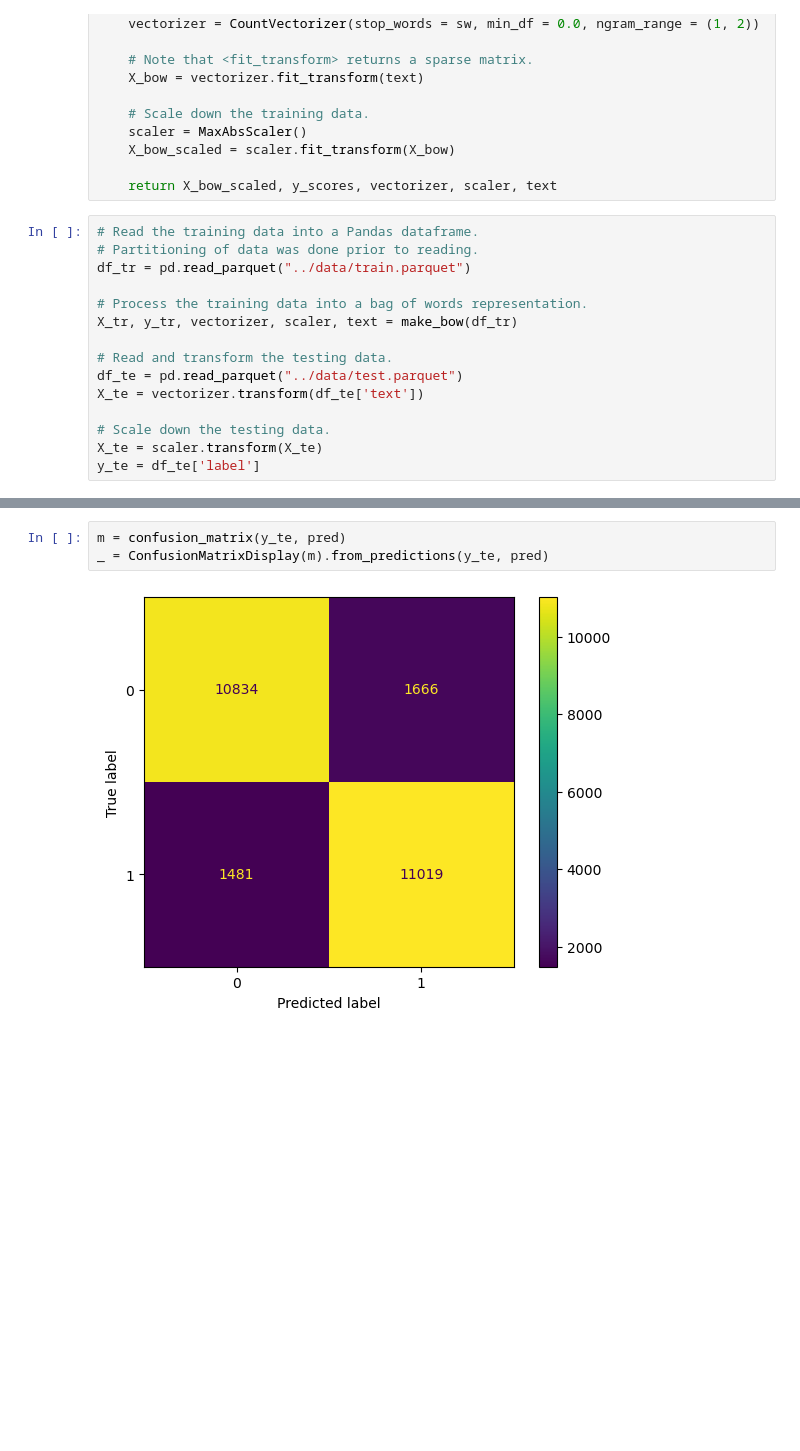
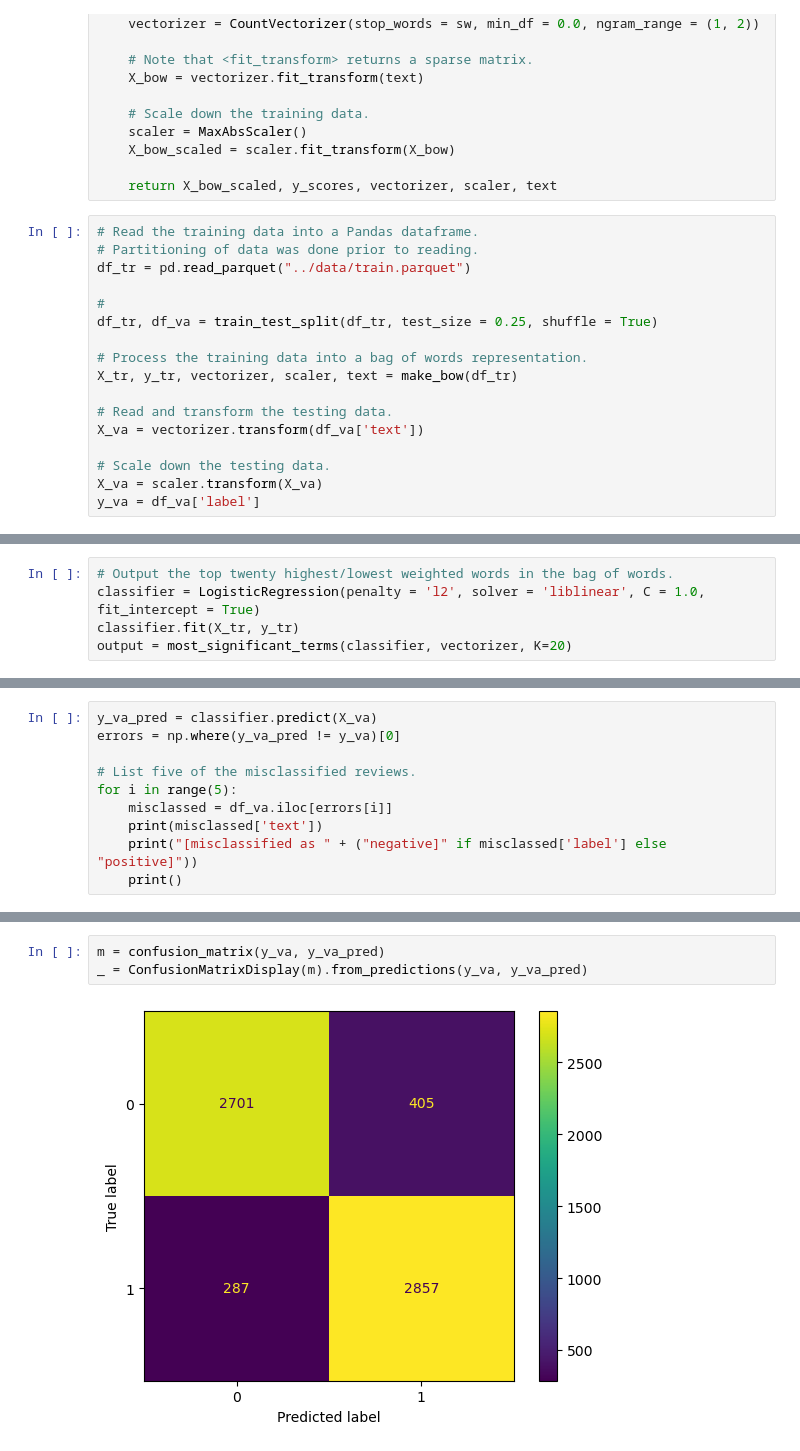
Before and after one commit to souzenkhan/CS-178-Movie-Project, a Jupyter notebook: project/logistic_regression.ipynb, the cells around one changed output, grey strips where cells are left out. Saved outputs shown, nothing was run; the diff lists cells and outputs as text; blank space fills up the shorter version.

Commit message:
updated data exploration and lr code

```diff
--- a/project/logistic_regression.ipynb
+++ b/project/logistic_regression.ipynb
@@ -34,13 +39,15 @@ def make_bow(df):
 # Partitioning of data was done prior to reading.
 df_tr = pd.read_parquet("../data/train.parquet")
 
+#
+df_tr, df_va = train_test_split(df_tr, test_size = 0.25, shuffle = True)
+
 # Process the training data into a bag of words representation.
 X_tr, y_tr, vectorizer, scaler, text = make_bow(df_tr)
 
 # Read and transform the testing data.
-df_te = pd.read_parquet("../data/test.parquet")
-X_te = vectorizer.transform(df_te['text'])
+X_va = vectorizer.transform(df_va['text'])
 
 # Scale down the testing data.
-X_te = scaler.transform(X_te)
-y_te = df_te['label']
+X_va = scaler.transform(X_va)
+y_va = df_va['label']
@@ -71,0 +182,5 @@ doesn't really care about the line breaks
+# %%
+# Output the top twenty highest/lowest weighted words in the bag of words.
+classifier = LogisticRegression(penalty = 'l2', solver = 'liblinear', C = 1.0, fit_intercept = True)
+classifier.fit(X_tr, y_tr)
+output = most_significant_terms(classifier, vectorizer, K=20)
@@ -71,0 +192,10 @@ doesn't really care about the line breaks
+# %%
+y_va_pred = classifier.predict(X_va)
+errors = np.where(y_va_pred != y_va)[0]
+
+# List five of the misclassified reviews.
+for i in range(5):
+    misclassed = df_va.iloc[errors[i]]
+    print(misclassed['text'])
+    print("[misclassified as " + ("negative]" if misclassed['label'] else "positive]"))
+    print()
@@ -72,5 +217,5 @@ doesn't really care about the line breaks
 # %%
-m = confusion_matrix(y_te, pred)
-_ = ConfusionMatrixDisplay(m).from_predictions(y_te, pred)
+m = confusion_matrix(y_va, y_va_pred)
+_ = ConfusionMatrixDisplay(m).from_predictions(y_va, y_va_pred)
 # %% [output]
-[figure, old version]
+[figure, new version]
```
Also changed, not shown: parts of 11 cells of this notebook, 2 other files.
